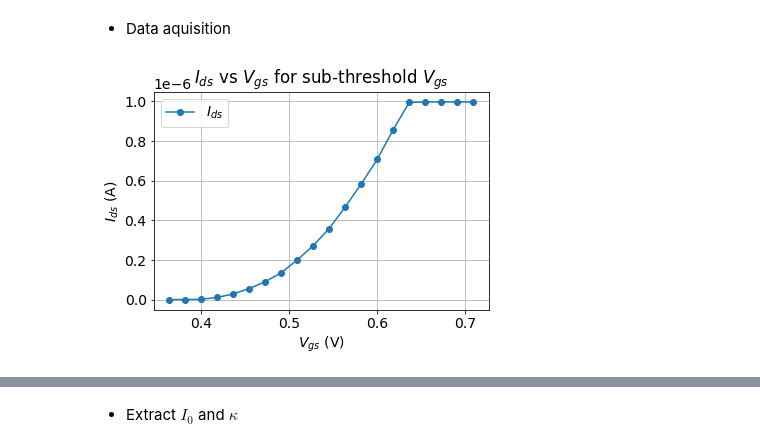
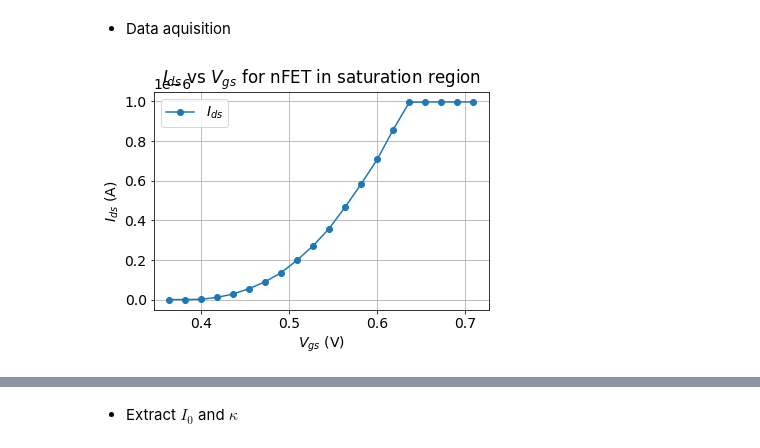
Before and after one commit to janhohenheim/neuromorphic-engineering-one, a Jupyter notebook: neuromorphic_engineering_one/session3_subthreshold_behavior_of_transistors/2021_Lab3_SubThr_4.5_Jan_Hohenheim.ipynb, the cells around one changed output, grey strips where cells are left out. Drawn from its saved outputs; the diff is of its cells as text; code cells hidden in the pictures.

```diff
--- a/neuromorphic_engineering_one/session3_subthreshold_behavior_of_transistors/2021_Lab3_SubThr_4.5_Jan_Hohenheim.ipynb
+++ b/neuromorphic_engineering_one/session3_subthreshold_behavior_of_transistors/2021_Lab3_SubThr_4.5_Jan_Hohenheim.ipynb
@@ -242,16 +242,16 @@ for vg_n in Vgs:
 # %%
 # plot in linear scale
 import matplotlib.pyplot as plt
 plt.rcParams.update({'font.size': 14})
 plt.plot(Vgs[20:40], Ids[20:40], "o-", label="$I_{ds}$")
-plt.title("$I_{ds}$ vs $V_{gs}$ for sub-threshold $V_{gs}$")
+plt.title("$I_{ds}$ vs $V_{gs}$ for nFET in saturation region")
 plt.xlabel("$V_{gs}$ (V)")
 plt.ylabel("$I_{ds}$ (A)")
 plt.grid()
 plt.legend()
 plt.show()
 # %% [output]
-[figure, old version]
+[figure, new version]
 # %%
 # if it looks nice in the plot, save it!
 
```
Also changed, not shown: parts of 26 cells of this notebook.
